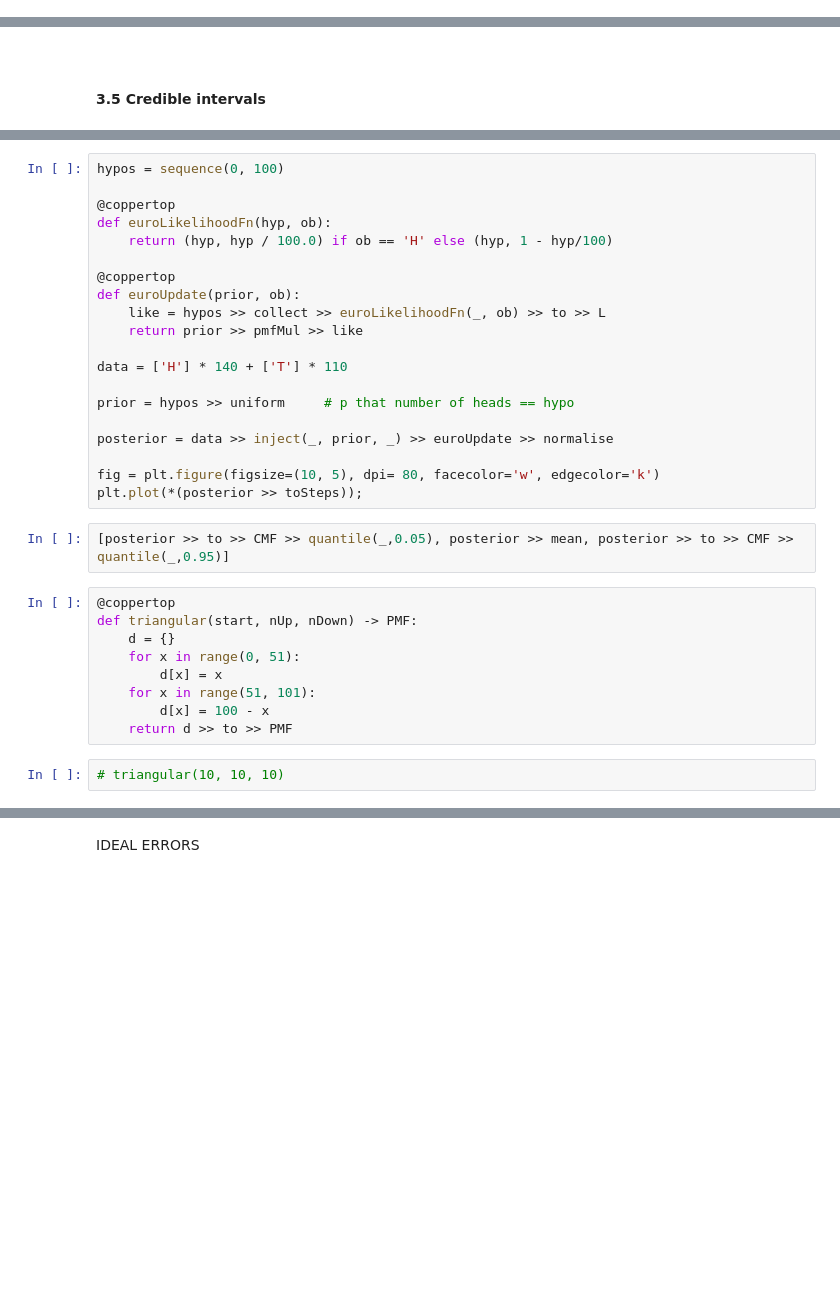
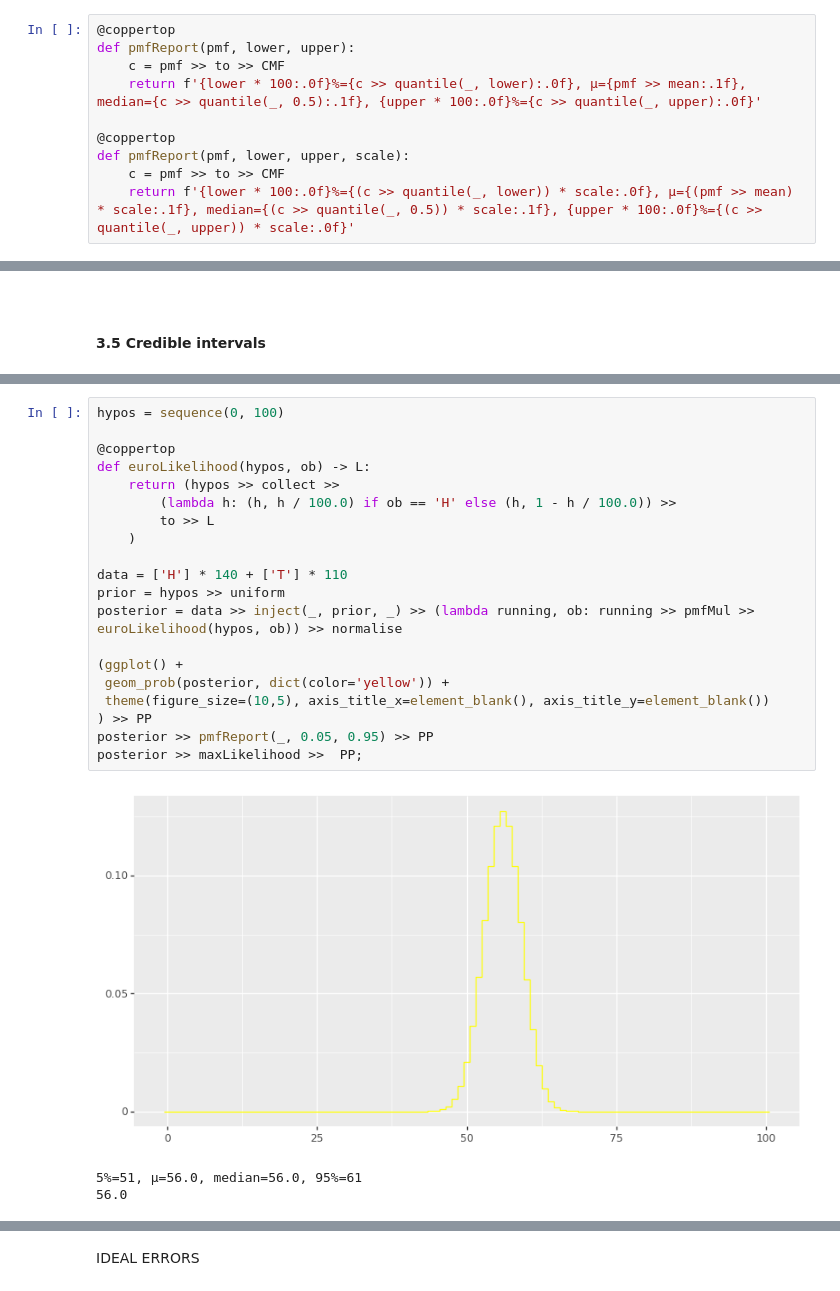
Before and after one commit to coppertop-bones/coppertop-libs, a Jupyter notebook: jupyter/think bayes/Ch 1,2,3 - models.ipynb, the cells around one changed output, grey strips where cells are left out. Saved outputs shown, nothing was run; the diff lists cells and outputs as text; blank space fills up the shorter version.

```diff
--- a/jupyter/think bayes/Ch 1,2,3 - models.ipynb
+++ b/jupyter/think bayes/Ch 1,2,3 - models.ipynb
@@ -355,5 +383,15 @@ plt.plot(*(posterior >> toSteps));
 # %% [markdown]
 hmmm... that's quite a heavy tail...
+# %%
+@coppertop
+def pmfReport(pmf, lower, upper):
+    c = pmf >> to >> CMF
+    return f'{lower * 100:.0f}%={c >> quantile(_, lower):.0f}, µ={pmf >> mean:.1f}, median={c >> quantile(_, 0.5):.1f}, {upper * 100:.0f}%={c >> quantile(_, upper):.0f}'
+
+@coppertop
+def pmfReport(pmf, lower, upper, scale):
+    c = pmf >> to >> CMF
+    return f'{lower * 100:.0f}%={(c >> quantile(_, lower)) * scale:.0f}, µ={(pmf >> mean) * scale:.1f}, median={(c >> quantile(_, 0.5)) * scale:.1f}, {upper * 100:.0f}%={(c >> quantile(_, upper)) * scale:.0f}'
 # %%
 [250, 500, 1000, 2000, 4000] >> collect >> (lambda N:
     sequence(1, N)
@@ -428,33 +512,24 @@ than fair?
 # %%
 hypos = sequence(0, 100)
 
 @coppertop
-def euroLikelihoodFn(hyp, ob):
-    return (hyp, hyp / 100.0) if ob == 'H' else (hyp, 1 - hyp/100)
-
-@coppertop
-def euroUpdate(prior, ob):
-    like = hypos >> collect >> euroLikelihoodFn(_, ob) >> to >> L
-    return prior >> pmfMul >> like
+def euroLikelihood(hypos, ob) -> L:
+    return (hypos >> collect >>
+        (lambda h: (h, h / 100.0) if ob == 'H' else (h, 1 - h / 100.0)) >>
+        to >> L
+    )
 
 data = ['H'] * 140 + ['T'] * 110
+prior = hypos >> uniform
+posterior = data >> inject(_, prior, _) >> (lambda running, ob: running >> pmfMul >> euroLikelihood(hypos, ob)) >> normalise
 
-prior = hypos >> uniform     # p that number of heads == hypo
-
-posterior = data >> inject(_, prior, _) >> euroUpdate >> normalise
-
-fig = plt.figure(figsize=(10, 5), dpi= 80, facecolor='w', edgecolor='k')
-plt.plot(*(posterior >> toSteps));
+(ggplot() +
+ geom_prob(posterior, dict(color='yellow')) +
+ theme(figure_size=(10,5), axis_title_x=element_blank(), axis_title_y=element_blank())
+) >> PP
+posterior >> pmfReport(_, 0.05, 0.95) >> PP
+posterior >> maxLikelihood >>  PP;
+# %% [output]
+[figure, added]
+5%=51, µ=56.0, median=56.0, 95%=61
+56.0
-# %%
-[posterior >> to >> CMF >> quantile(_,0.05), posterior >> mean, posterior >> to >> CMF >> quantile(_,0.95)]
-# %%
-@coppertop
-def triangular(start, nUp, nDown) -> PMF:
-    d = {}
-    for x in range(0, 51):
-        d[x] = x
-    for x in range(51, 101):
-        d[x] = 100 - x
-    return d >> to >> PMF
-# %%
-# triangular(10, 10, 10)
```
Also changed, not shown: parts of 28 cells of this notebook, 11 other files.
